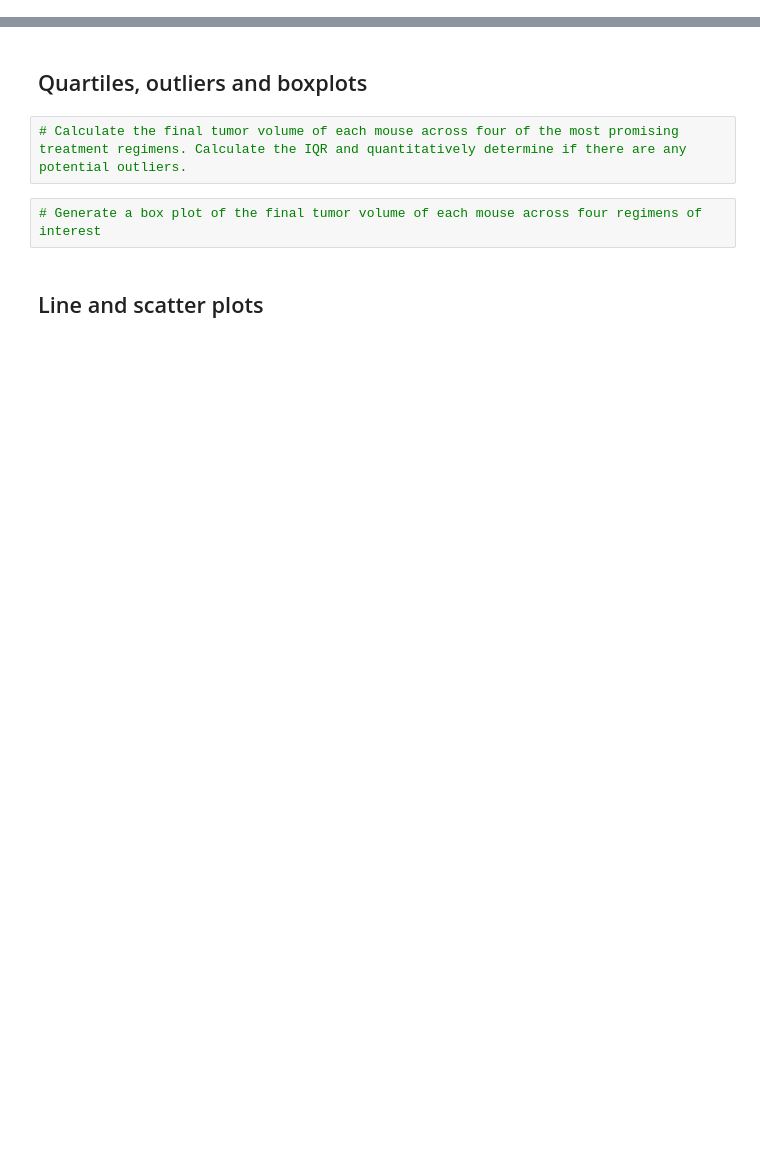
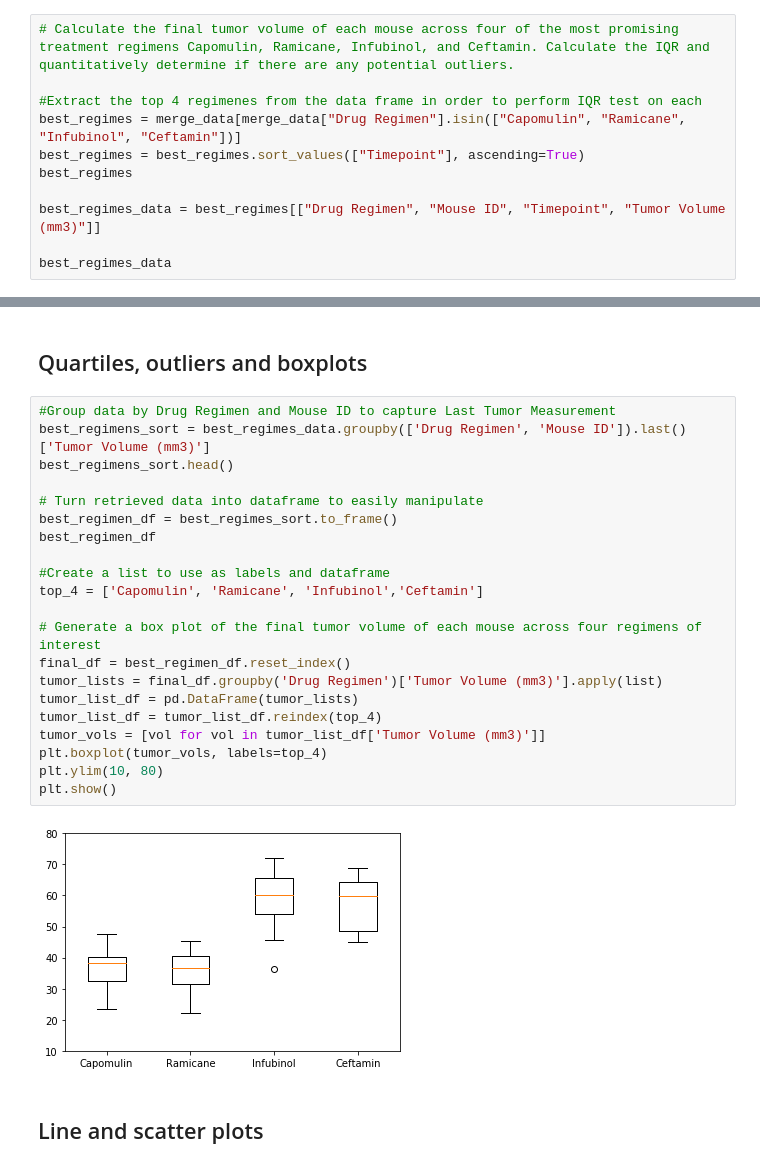
Before and after one commit to BaouleSama/Drug_Study_Analysis, a Jupyter notebook: Pymaceuticals/pymaceuticals_starter.ipynb, the cells around one changed output, grey strips where cells are left out. Drawn from its saved outputs; the diff is of its cells as text; blank space fills up the shorter version.

```diff
--- a/Pymaceuticals/pymaceuticals_starter.ipynb
+++ b/Pymaceuticals/pymaceuticals_starter.ipynb
@@ -219,3 +219,14 @@ plt.axis("equal")
  -1.1987553745848882,
  1.1126035084692154)
 [figure]
+# %%
+# Calculate the final tumor volume of each mouse across four of the most promising treatment regimens Capomulin, Ramicane, Infubinol, and Ceftamin. Calculate the IQR and quantitatively determine if there are any potential outliers.
+
+#Extract the top 4 regimenes from the data frame in order to perform IQR test on each
+best_regimes = merge_data[merge_data["Drug Regimen"].isin(["Capomulin", "Ramicane", "Infubinol", "Ceftamin"])]
+best_regimes = best_regimes.sort_values(["Timepoint"], ascending=True)
+best_regimes
+
+best_regimes_data = best_regimes[["Drug Regimen", "Mouse ID", "Timepoint", "Tumor Volume (mm3)"]]
+
+best_regimes_data
@@ -222,9 +247,28 @@ plt.axis("equal")
 # %% [markdown]
 ## Quartiles, outliers and boxplots
-# %%
-# Calculate the final tumor volume of each mouse across four of the most promising treatment regimens. Calculate the IQR and quantitatively determine if there are any potential outliers.
-# %%
-# Generate a box plot of the final tumor volume of each mouse across four regimens of interest
+# %%
+#Group data by Drug Regimen and Mouse ID to capture Last Tumor Measurement
+best_regimens_sort = best_regimes_data.groupby(['Drug Regimen', 'Mouse ID']).last()['Tumor Volume (mm3)']
+best_regimens_sort.head()
+
+# Turn retrieved data into dataframe to easily manipulate
+best_regimen_df = best_regimes_sort.to_frame()
+best_regimen_df
+
+#Create a list to use as labels and dataframe
+top_4 = ['Capomulin', 'Ramicane', 'Infubinol','Ceftamin']
+
+# Generate a box plot of the final tumor volume of each mouse across four regimens of interest
+final_df = best_regimen_df.reset_index()
+tumor_lists = final_df.groupby('Drug Regimen')['Tumor Volume (mm3)'].apply(list)
+tumor_list_df = pd.DataFrame(tumor_lists)
+tumor_list_df = tumor_list_df.reindex(top_4)
+tumor_vols = [vol for vol in tumor_list_df['Tumor Volume (mm3)']]
+plt.boxplot(tumor_vols, labels=top_4)
+plt.ylim(10, 80)
+plt.show()
+# %% [output]
+[figure, added]
 # %% [markdown]
 ## Line and scatter plots
 # %%
```
Also changed, not shown: parts of 3 cells of this notebook.
